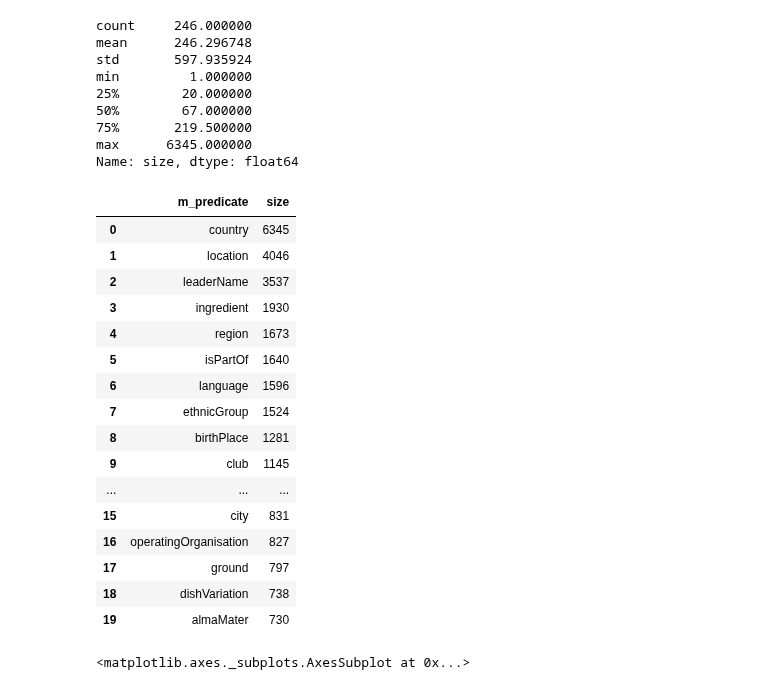
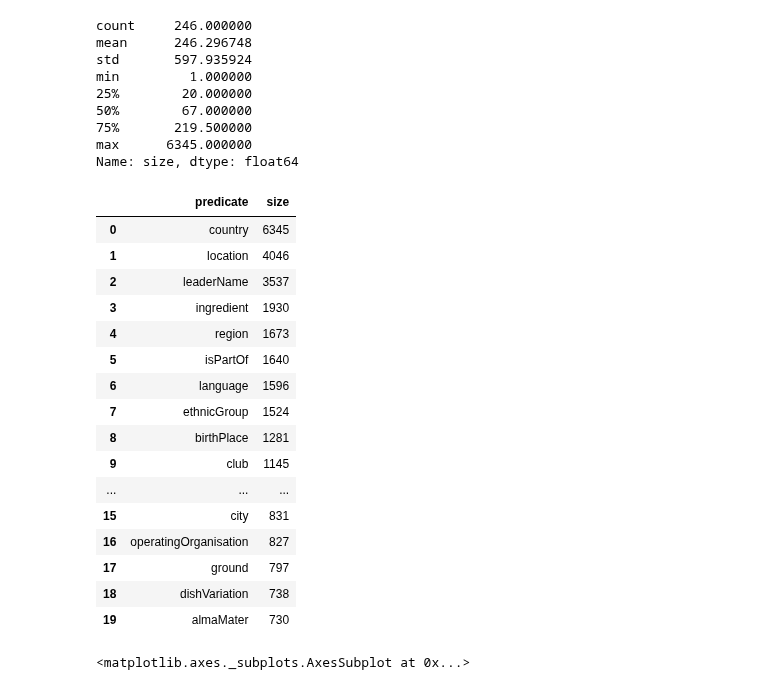
Before and after one commit to abevieiramota/challenge-webnlg, a Jupyter notebook: notebook/1 - Exploratory Data Analysis.ipynb, the cells around one changed output. Cells and saved outputs as stored; diff of their text form; code cells hidden in the pictures.

```diff
--- a/notebook/1 - Exploratory Data Analysis.ipynb
+++ b/notebook/1 - Exploratory Data Analysis.ipynb
@@ -36,9 +37,9 @@ dict_keys(['dev', 'train', 'test_no_lex', 'test_unseen_with_lex', 'test_with_lex
 # %%
 # loads datasets
 
-train_dev = webnlg.load(dataset=['train', 'dev'], structure='pandas')
-test_with_lex = webnlg.load(dataset=['test_with_lex'], structure='pandas')
-test_unseen_with_lex = webnlg.load(dataset=['test_unseen_with_lex'], structure='pandas')
+train_dev = webnlg.load(dataset=['train', 'dev'])
+test_with_lex = webnlg.load(dataset=['test_with_lex'])
+test_unseen_with_lex = webnlg.load(dataset=['test_unseen_with_lex'])
 
 datasets = [train_dev, test_with_lex, test_unseen_with_lex]
 # %%
@@ -521,7 +530,7 @@ def m_predicates_with_generated_lexes(ds):
     df = pd.merge(ds.mdf, ds.ldf)
 
     # groups by triple and for each triple generates a list of lexicalizations
-    ddf = df.groupby('m_predicate').ltext.apply(list).to_frame()
+    ddf = df.groupby('predicate').ltext.apply(list).to_frame()
     # adds a column with the number of lexicalizations
     ddf['size'] = ddf.ltext.apply(len)
 
@@ -530,7 +539,7 @@ def m_predicates_with_generated_lexes(ds):
 # prints triple and its lexicalizations
 def print_m_predicate_with_generated_lexes(mtriple):
 
-    print("m_predicate: ", mtriple.name, '\n')
+    print("predicate: ", mtriple.name, '\n')
     for ltext in sorted(mtriple.ltext):
         print("lexicalization: ", ltext, '\n')
 # %%
@@ -553,9 +562,9 @@ Name: size, dtype: float64
 # %%
 # who is the biggest guys?
 
-m_predicates_w_lexes_train.nlargest(20, 'size').reset_index()[['m_predicate', 'size']]
+m_predicates_w_lexes_train.nlargest(20, 'size').reset_index()[['predicate', 'size']]
 # %% [output]
-|  | m_predicate | size |
+|  | predicate | size |
 | 0 | country | 6345 |
 | 1 | location | 4046 |
 | 2 | leaderName | 3537 |
```
Also changed, not shown: parts of 27 cells of this notebook, 4 other files.
